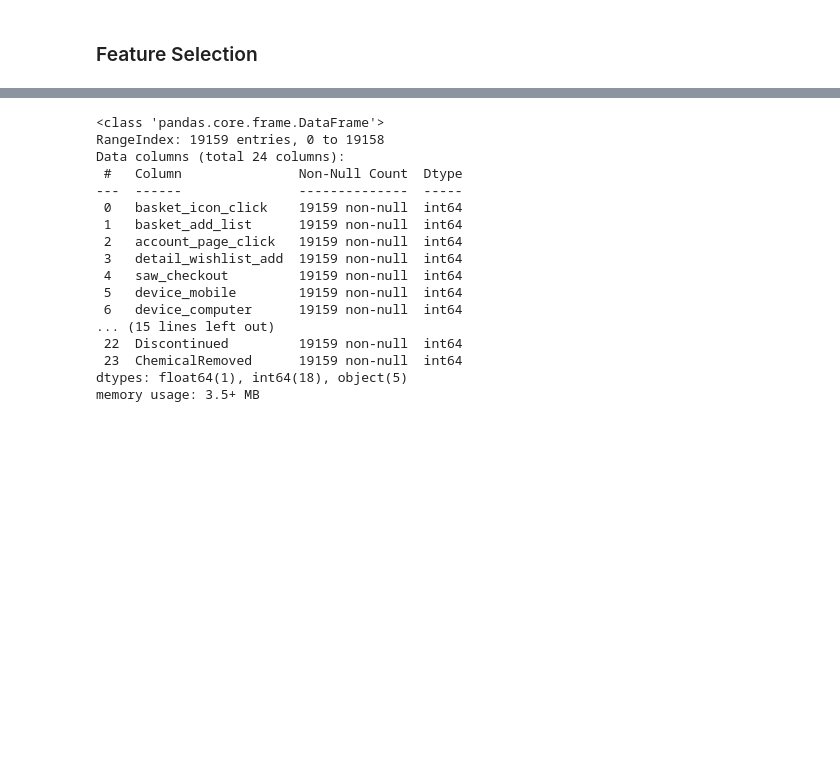
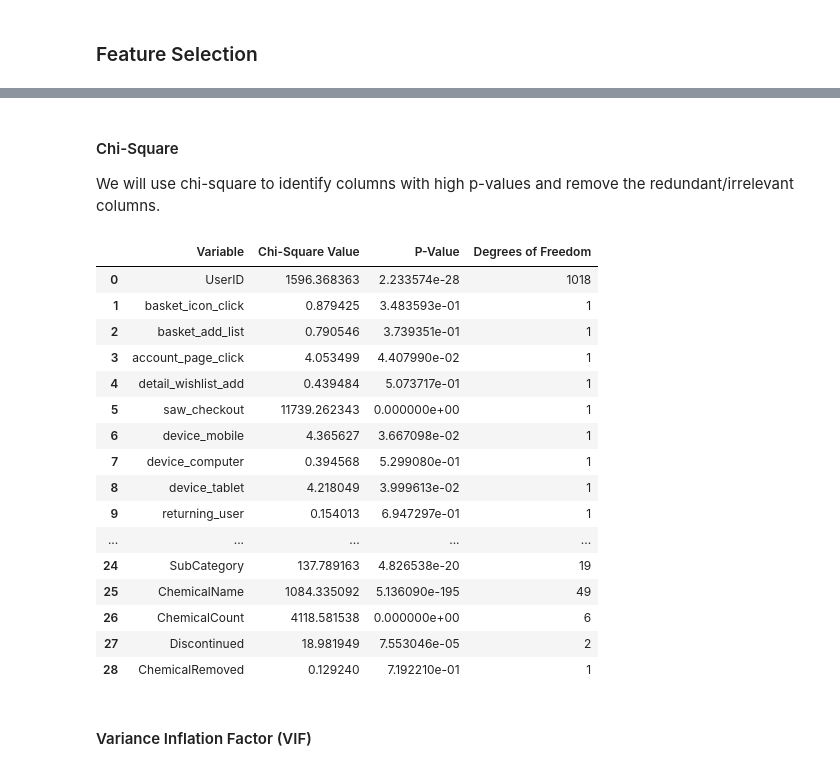
Before and after one commit to samantharivas/sc-cosmetics, a Jupyter notebook: SC-Cosmetics.ipynb, the cells around one changed output, grey strips where cells are left out. Saved outputs shown, nothing was run; the diff lists cells and outputs as text; code cells hidden in the pictures; blank space fills up the shorter version.

Commit message:
Data cleaning + feature selection

```diff
--- a/SC-Cosmetics.ipynb
+++ b/SC-Cosmetics.ipynb
@@ -1232,23 +1207,48 @@ Name: ordered, dtype: float64
-# %%
-# drop redundant columns such as userid, product_id, and brand_id
-clean_df.drop(['UserID', 'product_id', 'brand_id', 'PrimaryCategory', 'SubCategory', 'ingredients'], axis=1, inplace=True)
-# %%
-clean_df.info()
-# %% [output]
-<class 'pandas.core.frame.DataFrame'>
-RangeIndex: 19159 entries, 0 to 19158
-Data columns (total 24 columns):
- #   Column               Non-Null Count  Dtype
----  ------               --------------  -----
- 0   basket_icon_click    19159 non-null  int64
- 1   basket_add_list      19159 non-null  int64
- 2   account_page_click   19159 non-null  int64
- 3   detail_wishlist_add  19159 non-null  int64
- 4   saw_checkout         19159 non-null  int64
- 5   device_mobile        19159 non-null  int64
- 6   device_computer      19159 non-null  int64
-... (15 lines left out)
- 22  Discontinued         19159 non-null  int64
- 23  ChemicalRemoved      19159 non-null  int64
-dtypes: float64(1), int64(18), object(5)
-memory usage: 3.5+ MB
+# %% [markdown]
+#### Chi-Square
+
+We will use chi-square to identify columns with high p-values and remove the redundant/irrelevant columns.
+# %%
+# define target column to be analyzed for assocation
+target_column = 'ordered'
+
+# create an empty array to store the results of chi-square test
+chi_results = []
+
+# iterate through all columns (excluding  the target column)
+for column in clean_df.columns:
+    if column != target_column:
+        # create a contingency table for the independent and target variable
+        cross_tab = pd.crosstab(index=clean_df[column], columns=clean_df[target_column])
+        # perform chi-square test
+        chi2, p, dof, expected = chi2_contingency(cross_tab)
+        # append results to the list
+        chi_results.append({
+            'Variable': column,
+            'Chi-Square Value': chi2,
+            'P-Value': p,
+            'Degrees of Freedom': dof
+        })
+
+
+# display results in a df
+chi_df = pd.DataFrame(chi_results)
+chi_df
+# %% [output]
+|  | Variable | Chi-Square Value | P-Value | Degrees of Freedom |
+| 0 | UserID | 1596.368363 | 2.233574e-28 | 1018 |
+| 1 | basket_icon_click | 0.879425 | 3.483593e-01 | 1 |
+| 2 | basket_add_list | 0.790546 | 3.739351e-01 | 1 |
+| 3 | account_page_click | 4.053499 | 4.407990e-02 | 1 |
+| 4 | detail_wishlist_add | 0.439484 | 5.073717e-01 | 1 |
+| 5 | saw_checkout | 11739.262343 | 0.000000e+00 | 1 |
+| 6 | device_mobile | 4.365627 | 3.667098e-02 | 1 |
+| 7 | device_computer | 0.394568 | 5.299080e-01 | 1 |
+| 8 | device_tablet | 4.218049 | 3.999613e-02 | 1 |
+| 9 | returning_user | 0.154013 | 6.947297e-01 | 1 |
+| ... | ... | ... | ... | ... |
+| 24 | SubCategory | 137.789163 | 4.826538e-20 | 19 |
+| 25 | ChemicalName | 1084.335092 | 5.136090e-195 | 49 |
+| 26 | ChemicalCount | 4118.581538 | 0.000000e+00 | 6 |
+| 27 | Discontinued | 18.981949 | 7.553046e-05 | 2 |
+| 28 | ChemicalRemoved | 0.129240 | 7.192210e-01 | 1 |
@@ -1254,0 +1259,2 @@ memory usage: 3.5+ MB
+# %% [markdown]
+#### Variance Inflation Factor (VIF)
```
Also changed, not shown: parts of 28 cells of this notebook.
